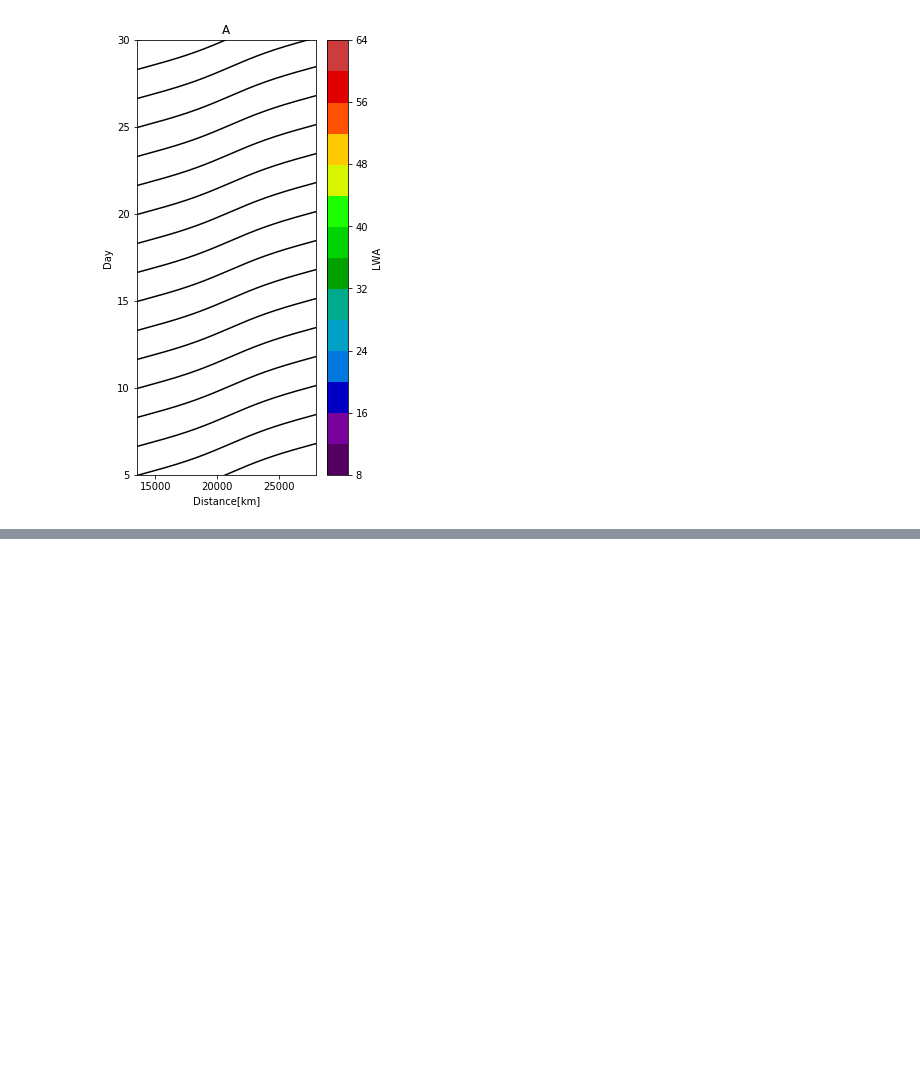
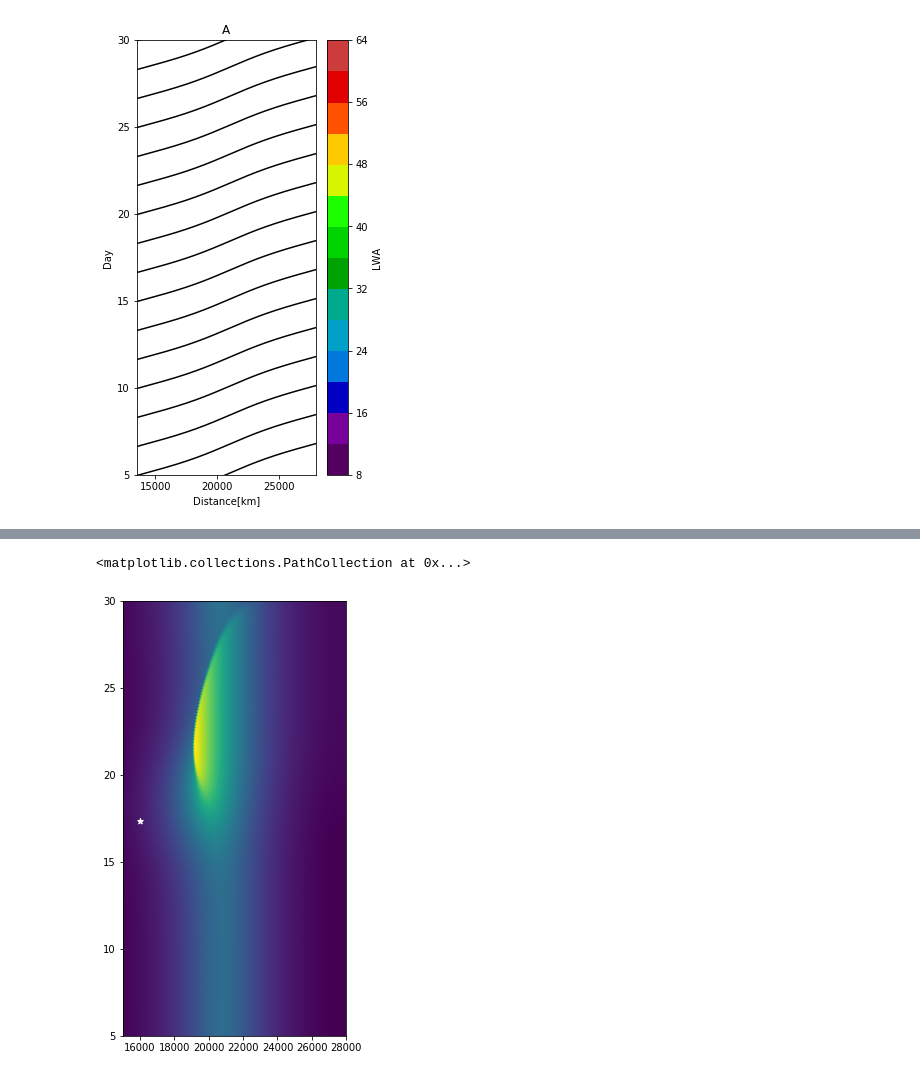
Before and after one commit to sjsmith757/rossby-blocking, a Jupyter notebook: runblocking.ipynb, the cells around one changed output, grey strips where cells are left out. Saved outputs shown, nothing was run; the diff lists cells and outputs as text; code cells hidden in the pictures; blank space fills up the shorter version.

```diff
--- a/runblocking.ipynb
+++ b/runblocking.ipynb
@@ -280,0 +294,9 @@ plt.xlim(13500,model.Lx/1e3)
+# %%
+fig,ax=plt.subplots(figsize=(4,8))
+plt.pcolormesh(np.linspace(0.,28000.0,num=2000),np.arange(500)*(250*60.0)/86400.0,dd[:500,:],shading='Gouraud')
+plt.xlim(15000,28000)
+plt.ylim(5,30)
+plt.scatter(16000,17.36,marker='*',color='white')
+# %% [output]
+<matplotlib.collections.PathCollection at 0x...>
+[figure, added]
```
Also changed, not shown: parts of 13 cells of this notebook.
